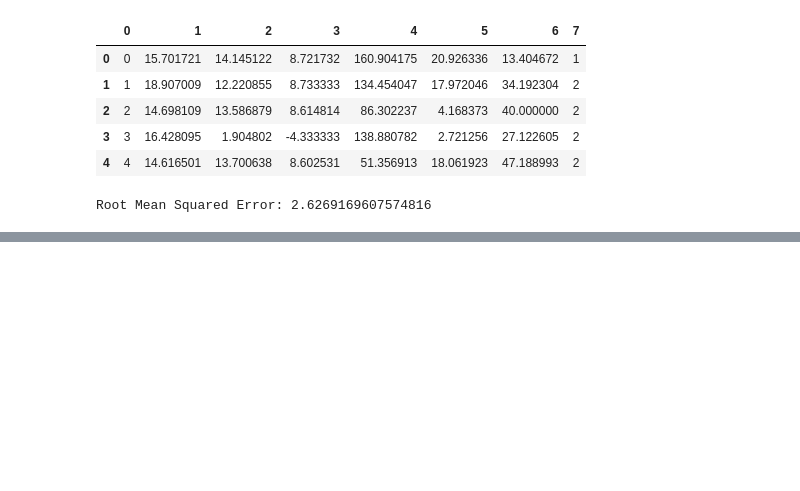
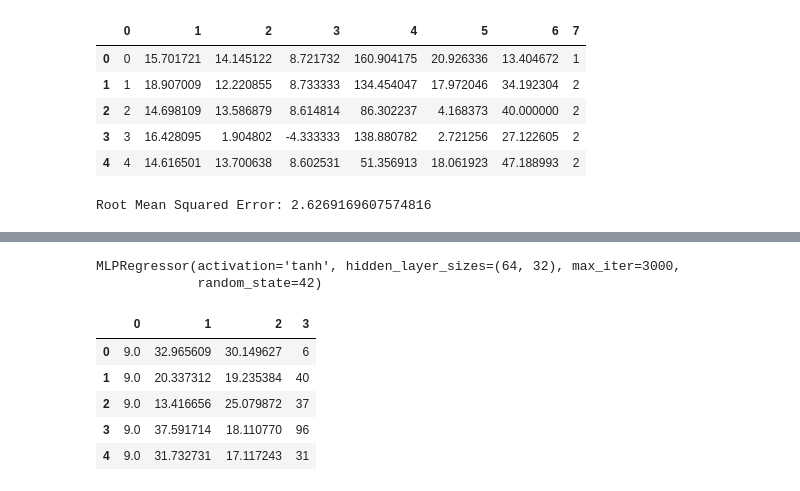
Before and after one commit to tacla/VictimSim2, a Jupyter notebook: ex02_random_dfs/notebooks/RN_gravidade.ipynb, the cells around one changed output, grey strips where cells are left out. Cells and saved outputs as stored; diff of their text form; code cells hidden in the pictures; blank space fills up the shorter version.

```diff
--- a/ex02_random_dfs/notebooks/RN_gravidade.ipynb
+++ b/ex02_random_dfs/notebooks/RN_gravidade.ipynb
@@ -111,0 +136,18 @@ Root Mean Squared Error: 2.6269169607574816
+# %%
+X_train, X_test, y_train, y_test = train_test_split(X, y, test_size=0.2, random_state=42)
+model = MLPRegressor(hidden_layer_sizes=(64,32), activation='tanh', solver='adam', max_iter=3000, random_state=42)
+model.fit(X_train, y_train)
+# %% [output]
+MLPRegressor(activation='tanh', hidden_layer_sizes=(64, 32), max_iter=3000,
+             random_state=42)
+# %%
+df_rescue_blind = pd.read_csv('rescue_prior_preblind.txt', header=None)
+# %%
+df_rescue_blind.head()
+# %% [output]
+|  | 0 | 1 | 2 | 3 |
+| 0 | 9.0 | 32.965609 | 30.149627 | 6 |
+| 1 | 9.0 | 20.337312 | 19.235384 | 40 |
+| 2 | 9.0 | 13.416656 | 25.079872 | 37 |
+| 3 | 9.0 | 37.591714 | 18.110770 | 96 |
+| 4 | 9.0 | 31.732731 | 17.117243 | 31 |
```
Also changed, not shown: parts of 17 cells of this notebook, 19 other files.
